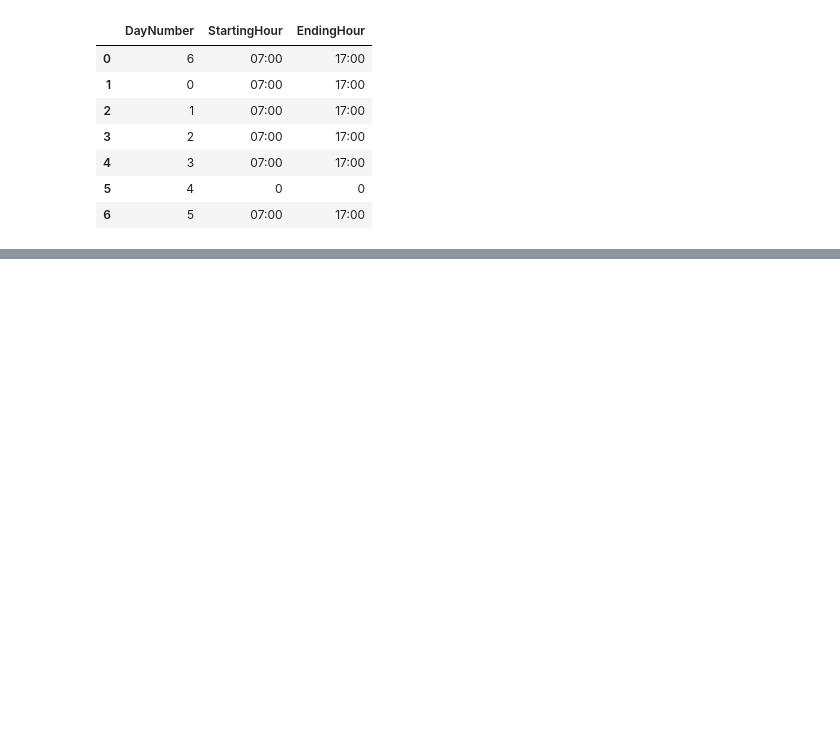
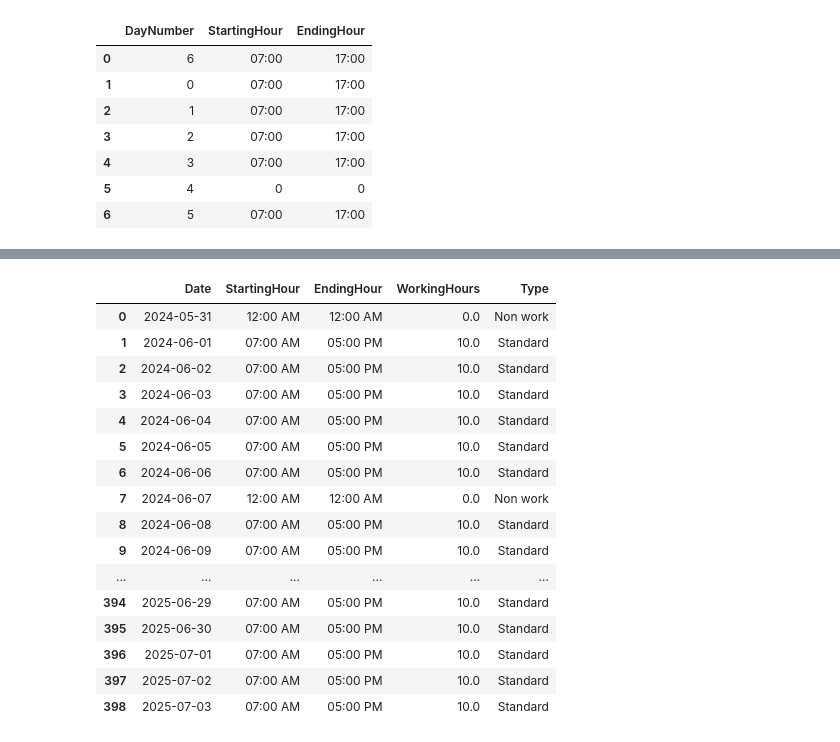
Before and after one commit to AhmadAbdRabou/Primavera_Reporting_Rev00, a Jupyter notebook: Scratch Sheet.ipynb, the cells around one changed output, grey strips where cells are left out. Cells and saved outputs as stored; diff of their text form; code cells hidden in the pictures; blank space fills up the shorter version.

```diff
--- a/Scratch Sheet.ipynb
+++ b/Scratch Sheet.ipynb
@@ -317,0 +349,4 @@ Calendar_df
+# %%
+import numpy as np
+
+Calendar_df['Type'] = np.where(Calendar_df['WorkingHours'] == 0, 'Non work', 'Standard')
@@ -317,0 +373,12 @@ Calendar_df
+# %%
+def excel_date_to_dt(date):
+    return (pd.to_datetime('1900-01-01') + pd.to_timedelta(date - 2, unit='d')).date()
+
+# Ensure 'DayNumber' column is numeric
+Exceptions['DayNumber'] = pd.to_numeric(Exceptions['DayNumber'])
+
+# Apply the function to 'DayNumber' column
+Exceptions['Date'] = Exceptions['DayNumber'].apply(excel_date_to_dt)
+
+# Convert 'Date' in Exceptions dataframe to datetime
+Exceptions['Date'] = pd.to_datetime(Exceptions['Date'])
@@ -317,0 +405,42 @@ Calendar_df
+# %%
+# Merge Calendar_df and Exceptions_df on Date:
+df = pd.merge(Calendar_df, Exceptions, on='Date', how='left')
+
+# Function to apply modifications
+def modify_rows(row):
+    if row['StartingHour_y'] == 0 and row['EndingHour_y'] == 0:
+        row['StartingHour_x'] = '12:00 AM'
+        row['EndingHour_x'] = '12:00 AM'
+        row['WorkingHours'] = 0
+        row['Type'] = 'Non work'
+    return row
+
+# Apply modifications
+df = df.apply(modify_rows, axis=1)
+
+# Drop unnecessary columns and rename columns
+df = df.drop(columns=['StartingHour_y', 'EndingHour_y', 'DayNumber'])
+df = df.rename(columns={'StartingHour_x':'StartingHour',
+                        'EndingHour_x':'EndingHour'})
+
+# The DataFrame 'df' now holds the data with all the required modifications
+# %%
+df
+# %% [output]
+|  | Date | StartingHour | EndingHour | WorkingHours | Type |
+| 0 | 2024-05-31 | 12:00 AM | 12:00 AM | 0.0 | Non work |
+| 1 | 2024-06-01 | 07:00 AM | 05:00 PM | 10.0 | Standard |
+| 2 | 2024-06-02 | 07:00 AM | 05:00 PM | 10.0 | Standard |
+| 3 | 2024-06-03 | 07:00 AM | 05:00 PM | 10.0 | Standard |
+| 4 | 2024-06-04 | 07:00 AM | 05:00 PM | 10.0 | Standard |
+| 5 | 2024-06-05 | 07:00 AM | 05:00 PM | 10.0 | Standard |
+| 6 | 2024-06-06 | 07:00 AM | 05:00 PM | 10.0 | Standard |
+| 7 | 2024-06-07 | 12:00 AM | 12:00 AM | 0.0 | Non work |
+| 8 | 2024-06-08 | 07:00 AM | 05:00 PM | 10.0 | Standard |
+| 9 | 2024-06-09 | 07:00 AM | 05:00 PM | 10.0 | Standard |
+| ... | ... | ... | ... | ... | ... |
+| 394 | 2025-06-29 | 07:00 AM | 05:00 PM | 10.0 | Standard |
+| 395 | 2025-06-30 | 07:00 AM | 05:00 PM | 10.0 | Standard |
+| 396 | 2025-07-01 | 07:00 AM | 05:00 PM | 10.0 | Standard |
+| 397 | 2025-07-02 | 07:00 AM | 05:00 PM | 10.0 | Standard |
+| 398 | 2025-07-03 | 07:00 AM | 05:00 PM | 10.0 | Standard |
```
Also changed, not shown: parts of 15 cells of this notebook.
